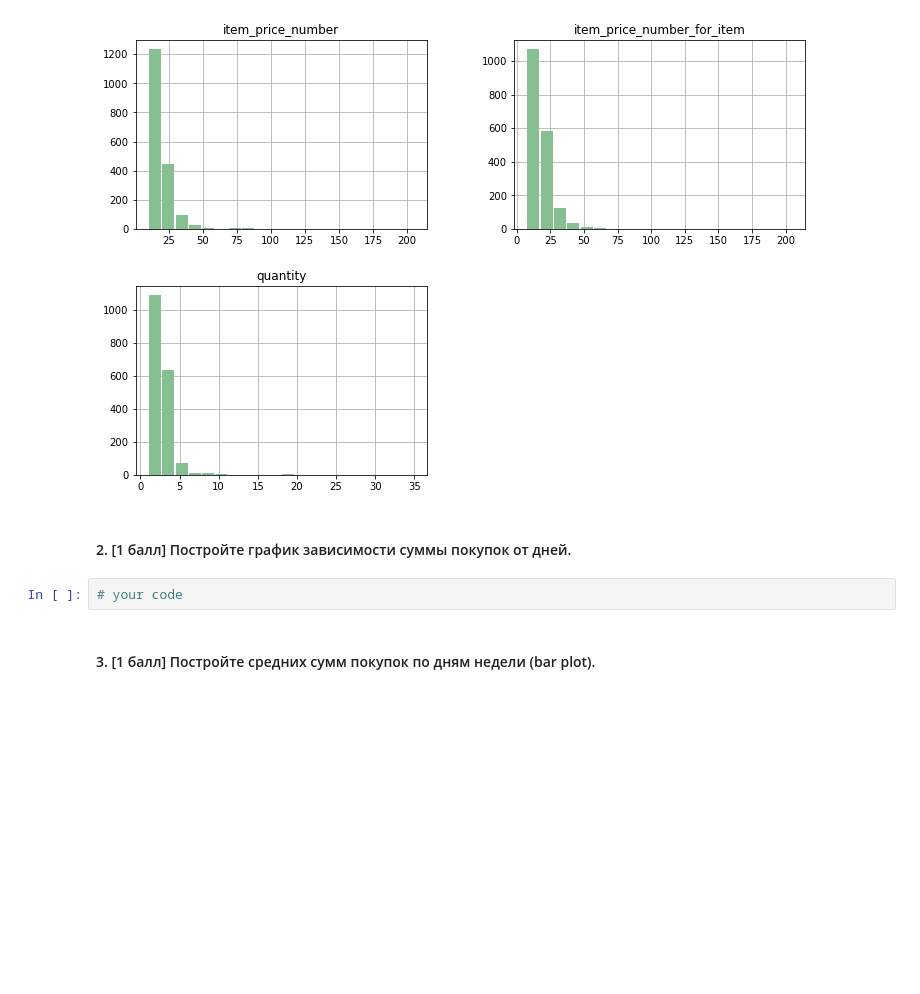
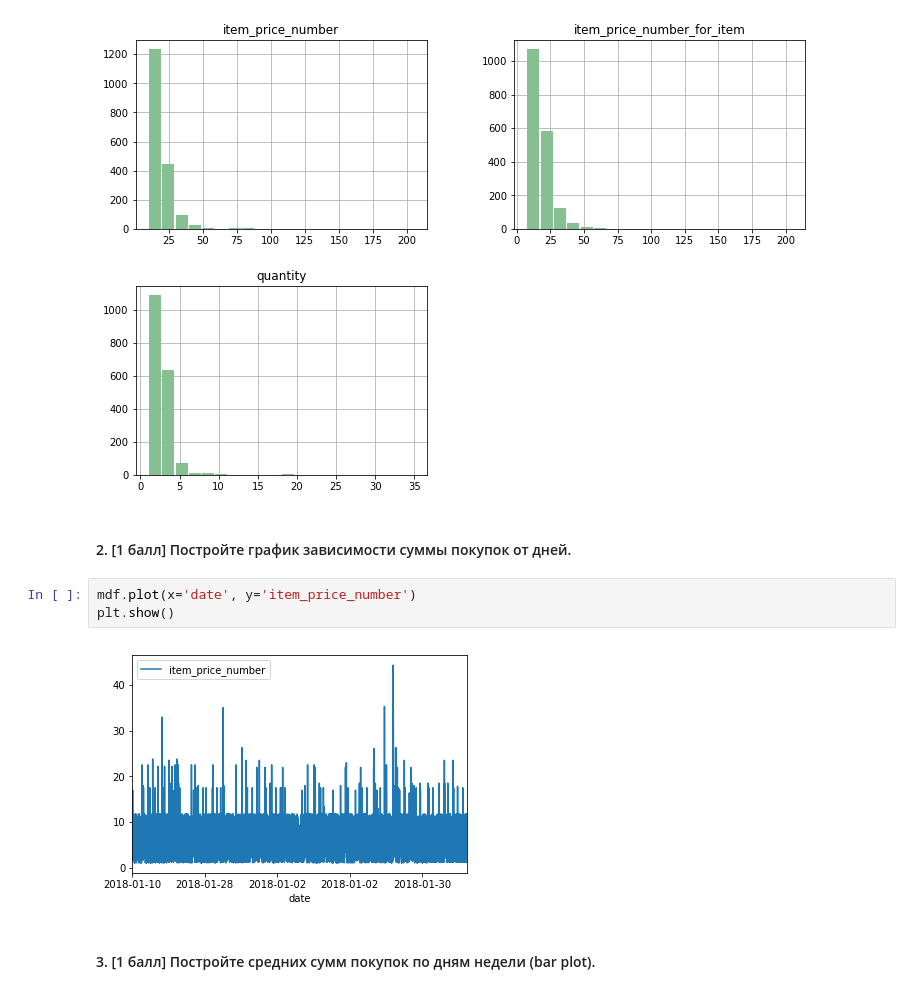
Before and after one commit to hse-mlearn/ha-01-Forlvlproject, a Jupyter notebook: homework-practice-01 (1).ipynb, the cells around one changed output. Cells and saved outputs as stored; diff of their text form; blank space fills up the shorter version.

```diff
--- a/homework-practice-01 (1).ipynb
+++ b/homework-practice-01 (1).ipynb
@@ -401,8 +401,11 @@ hist = mdf3.hist(bins=20,figsize=(12,8), color='#86bf91', zorder=2, rwidth=0.9)
 [figure]
 # %% [markdown]
 #### 2. [1 балл] Постройте график зависимости суммы покупок от дней.
-# %%
-# your code
+# %%
+mdf.plot(x='date', y='item_price_number')
+plt.show()
+# %% [output]
+[figure, added]
 # %% [markdown]
 #### 3. [1 балл] Постройте средних сумм покупок по дням недели (bar plot).
 # %%
```
